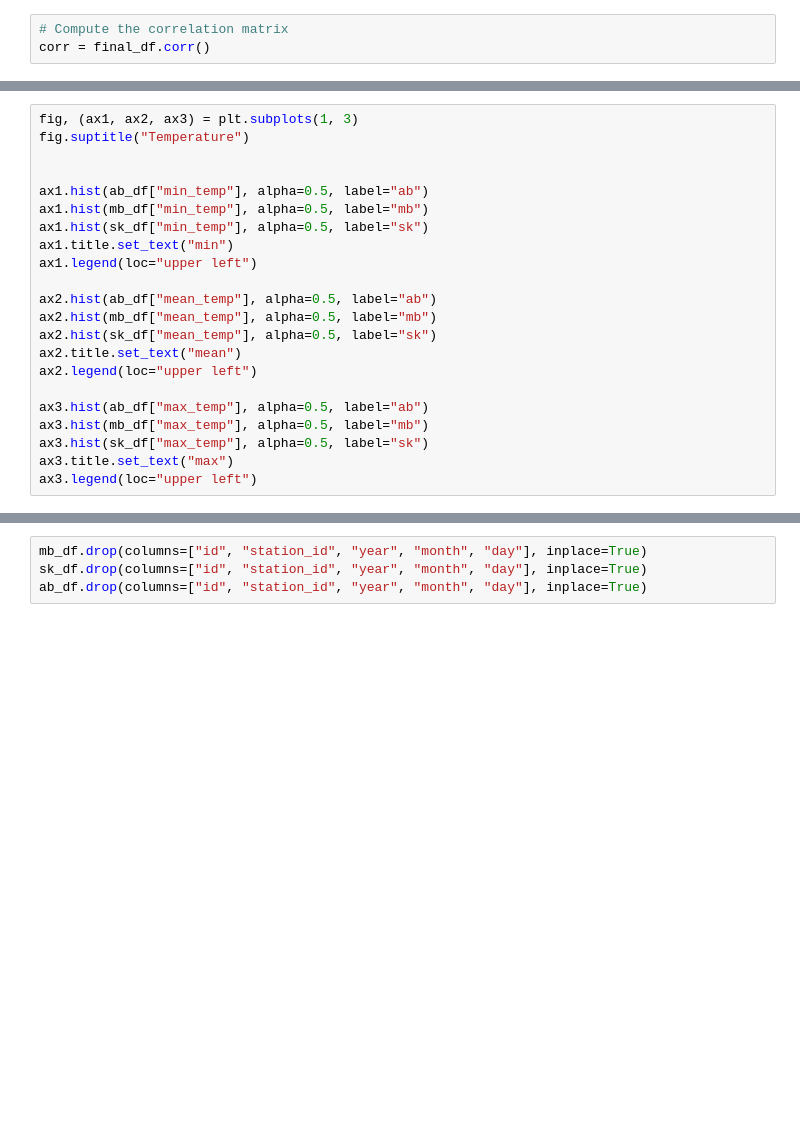
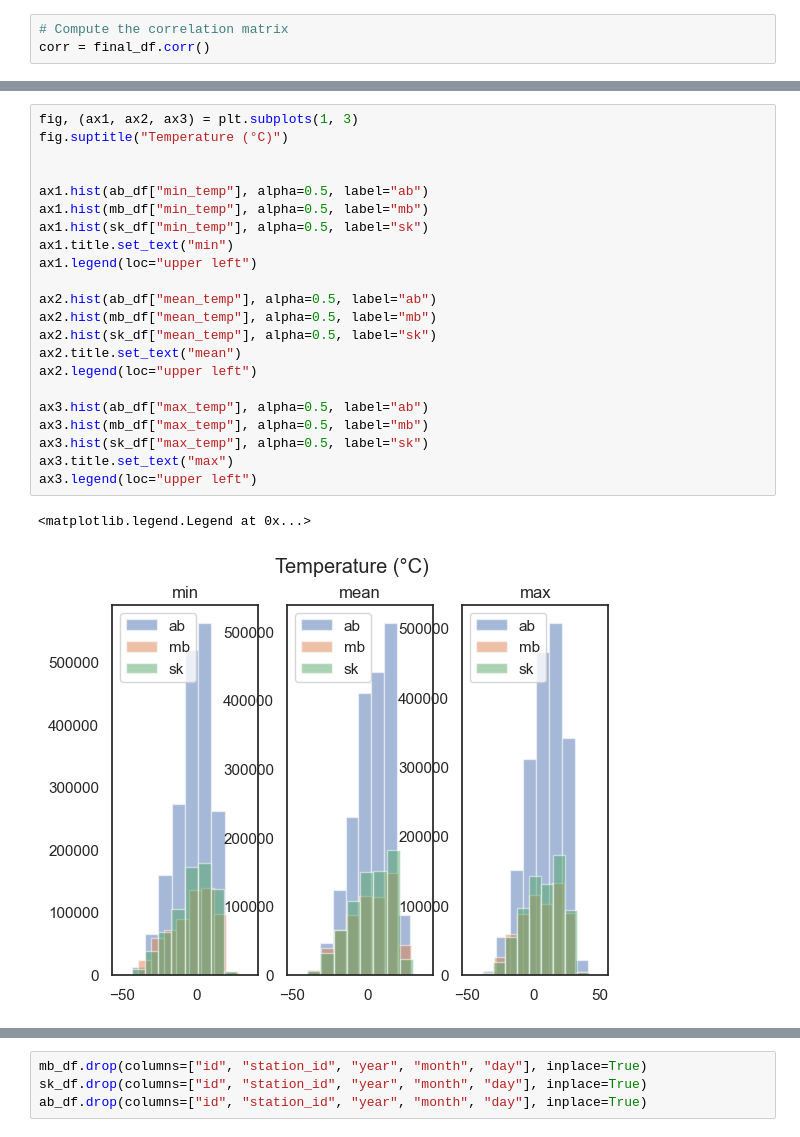
Before and after one commit to ChromaticPanic/CGC_Grain_Outcome_Predictions, a Jupyter notebook: src/WeatherStation/hlyDataVisualization.ipynb, the cells around one changed output, grey strips where cells are left out. Cells and saved outputs as stored; diff of their text form; blank space fills up the shorter version.

Commit message:
Updated charts

```diff
--- a/src/WeatherStation/hlyDataVisualization.ipynb
+++ b/src/WeatherStation/hlyDataVisualization.ipynb
@@ -102,24 +135,27 @@ sns.heatmap(
 # %%
 fig, (ax1, ax2, ax3) = plt.subplots(1, 3)
-fig.suptitle("Temperature")
+fig.suptitle("Temperature (°C)")
 
 
 ax1.hist(ab_df["min_temp"], alpha=0.5, label="ab")
 ax1.hist(mb_df["min_temp"], alpha=0.5, label="mb")
 ax1.hist(sk_df["min_temp"], alpha=0.5, label="sk")
 ax1.title.set_text("min")
 ax1.legend(loc="upper left")
 
 ax2.hist(ab_df["mean_temp"], alpha=0.5, label="ab")
 ax2.hist(mb_df["mean_temp"], alpha=0.5, label="mb")
 ax2.hist(sk_df["mean_temp"], alpha=0.5, label="sk")
 ax2.title.set_text("mean")
 ax2.legend(loc="upper left")
 
 ax3.hist(ab_df["max_temp"], alpha=0.5, label="ab")
 ax3.hist(mb_df["max_temp"], alpha=0.5, label="mb")
 ax3.hist(sk_df["max_temp"], alpha=0.5, label="sk")
 ax3.title.set_text("max")
 ax3.legend(loc="upper left")
+# %% [output]
+<matplotlib.legend.Legend at 0x...>
+[figure, added]
 # %%
 fig, (ax1, ax2, ax3) = plt.subplots(1, 3)
```
Also changed, not shown: parts of 12 cells of this notebook, 11 other files.
